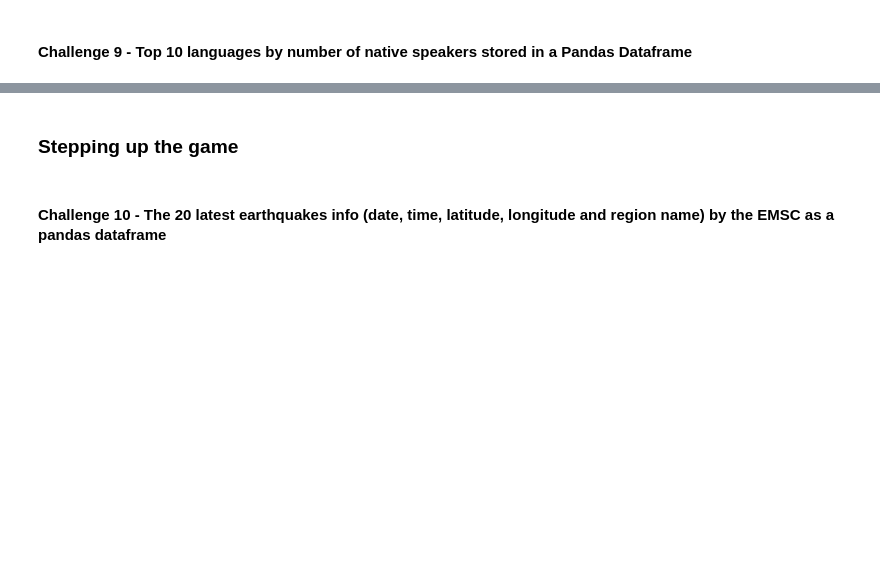
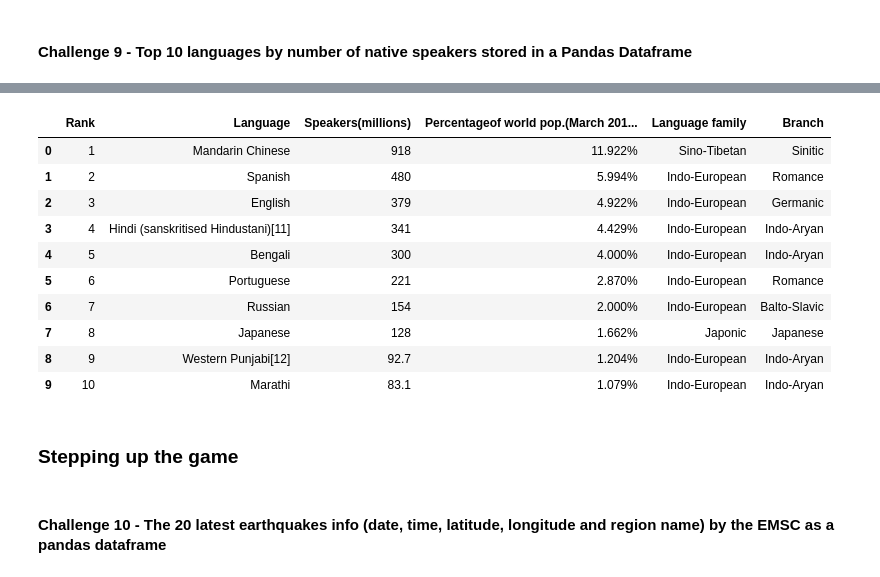
Before and after one commit to Ironhack-Data-Madrid-Enero-2022/lab-web-scraping, a Jupyter notebook: your-code/main.ipynb, the cells around one changed output, grey strips where cells are left out. Saved outputs shown, nothing was run; the diff lists cells and outputs as text; code cells hidden in the pictures; blank space fills up the shorter version.

```diff
--- a/your-code/main.ipynb
+++ b/your-code/main.ipynb
@@ -433,3 +502,9 @@ url = 'https://data.gov.uk/'
 # %%
 # This is the url you will scrape in this exercise
 url = 'https://en.wikipedia.org/wiki/List_of_languages_by_number_of_native_speakers'
+# %%
+html=req.get(url).content
+soup=bs(html, 'html.parser')
+# %%
+tabla=soup.find_all('table', {'class': 'wikitable'})[0]
+tabla
@@ -435,0 +529,6 @@ url = 'https://en.wikipedia.org/wiki/List_of_languages_by_number_of_native_speak
+# %%
+# Obtain rows
+
+filas=tabla.find_all('tr')
+filas=[f.text.strip().split('\n') for f in filas]
+filas[:5]
@@ -435,0 +553,14 @@ url = 'https://en.wikipedia.org/wiki/List_of_languages_by_number_of_native_speak
+# %%
+# Cleaning
+final=[]
+
+
+for e in filas:
+    tmp=[]
+
+    for st in e:
+        if st!='':
+            tmp.append(st)
+    final.append(tmp)
+
+final[:5]
@@ -436,3 +583,27 @@ url = 'https://en.wikipedia.org/wiki/List_of_languages_by_number_of_native_speak
+# %%
+# dataframe
+
+import pandas as pd
+
+col_names=final[0]
+
+data=final[1:]
+
+df=pd.DataFrame(data, columns=col_names)
+
+df.head(10)
+# %% [output]
+|  | Rank | Language | Speakers(millions) | Percentageof world pop.(March 201... | Language family | Branch |
+| 0 | 1 | Mandarin Chinese | 918 | 11.922% | Sino-Tibetan | Sinitic |
+| 1 | 2 | Spanish | 480 | 5.994% | Indo-European | Romance |
+| 2 | 3 | English | 379 | 4.922% | Indo-European | Germanic |
+| 3 | 4 | Hindi (sanskritised Hindustani)[11] | 341 | 4.429% | Indo-European | Indo-Aryan |
+| 4 | 5 | Bengali | 300 | 4.000% | Indo-European | Indo-Aryan |
+| 5 | 6 | Portuguese | 221 | 2.870% | Indo-European | Romance |
+| 6 | 7 | Russian | 154 | 2.000% | Indo-European | Balto-Slavic |
+| 7 | 8 | Japanese | 128 | 1.662% | Japonic | Japanese |
+| 8 | 9 | Western Punjabi[12] | 92.7 | 1.204% | Indo-European | Indo-Aryan |
+| 9 | 10 | Marathi | 83.1 | 1.079% | Indo-European | Indo-Aryan |
 # %% [markdown]
 ### Stepping up the game
 # %% [markdown]
```
Also changed, not shown: parts of 13 cells of this notebook.
